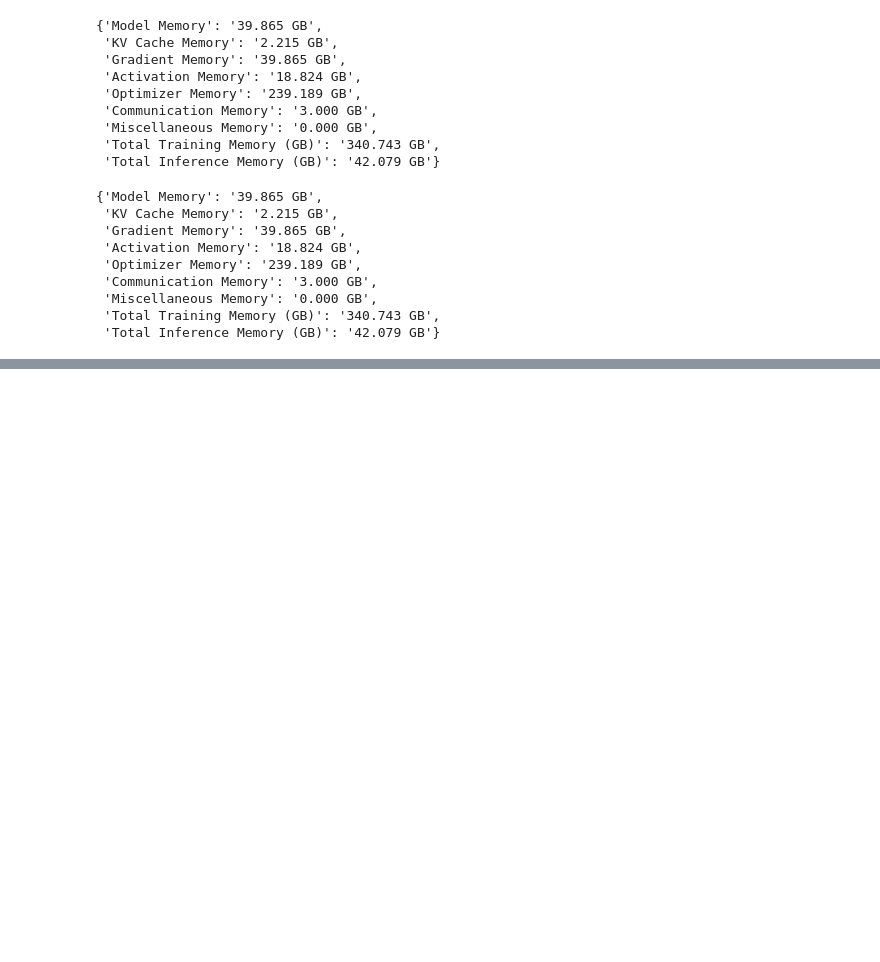
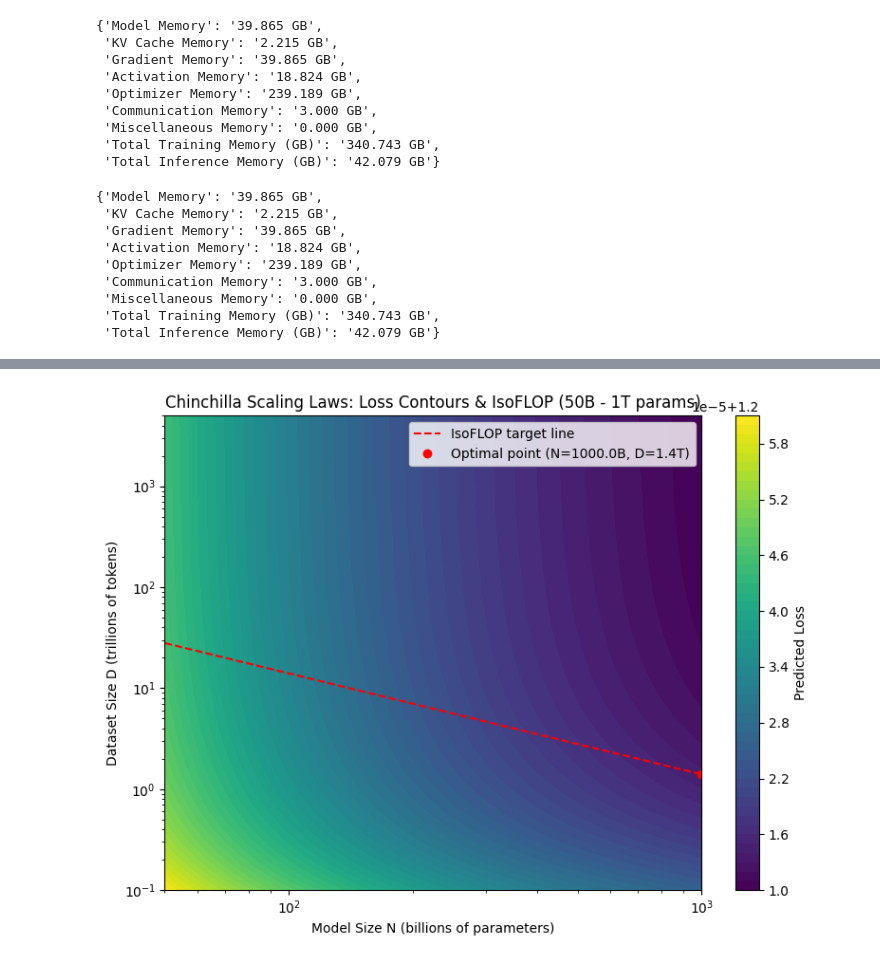
Before and after one commit to xrsrke/hf-notebooks, a Jupyter notebook: diloco/00_draft.ipynb, the cells around one changed output, grey strips where cells are left out. Cells and saved outputs as stored; diff of their text form; code cells hidden in the pictures; blank space fills up the shorter version.

```diff
--- a/diloco/00_draft.ipynb
+++ b/diloco/00_draft.ipynb
@@ -104,0 +137,98 @@ from transformer_mem_functional import calculate_memory_requirements
+# %%
+import numpy as np
+import matplotlib.pyplot as plt
+from matplotlib.colors import LogNorm
+
+# --------------------------------------------------------------
+# Example parameters (replace these with the actual values from the paper)
+E = 1.2     # Entropy floor approximation (example)
+A = 10.0    # Example coefficient for model-size term
+B = 5.0     # Example coefficient for data-size term
+alpha = 0.5
+beta = 0.5
+
+# FLOPs formula:
+# FLOPs ≈ 6 * N * D
+# N in parameters, D in tokens.
+
+# Define the loss function according to the parametric form:
+# L(N, D) = E + A/N^α + B/D^β
+# N will be passed in absolute units (not billions), same for D.
+def loss(N, D, E=E, A=A, B=B, alpha=alpha, beta=beta):
+    return E + A / (N**alpha) + B / (D**beta)
+
+# --------------------------------------------------------------
+# Suppose we have a target FLOP budget (for demonstration):
+# Let's say we consider the FLOPs budget equal to that for training a 70B model for 20T tokens.
+FLOPs_target = 6.0 * 70e9 * 20e12  # 6 * (70 billion) * (20 trillion)
+
+# We'll work in the following units:
+# N in billions (B), D in trillions (T).
+# Then FLOPs = 6 * N * D * (1e9 * 1e12) = 6 * N * D * 1e21 in absolute units.
+# Define scaled units where FLOPs in these units = 6 * N * D.
+FLOPs_target_scaled = FLOPs_target / 1e21
+
+# Given FLOPs = 6 * N * D, we have D = FLOPs_target_scaled / (6*N)
+def D_at_fixed_FLOP(N):
+    return FLOPs_target_scaled / (6*N)
+
+# --------------------------------------------------------------
+# Range model size from 50B to 1T parameters
+N_vals = np.geomspace(50, 1000, 200)  # N from 50B to 1000B (1T)
+D_vals = np.geomspace(0.1, 5000, 200) # D from 0.1T to 5000T
+
+N_grid, D_grid = np.meshgrid(N_vals, D_vals)
+
+# Compute loss on the grid
+# Convert N_grid,B->params and D_grid,T->tokens
+L_grid = loss(N_grid*1e9, D_grid*1e12, E, A, B, alpha, beta)
+
+# Compute Loss along isoFLOPs line:
+D_iso = D_at_fixed_FLOP(N_vals)
+L_iso = loss(N_vals*1e9, D_iso*1e12, E, A, B, alpha, beta)
+
+# Find optimal N on the isoFLOP line
+min_idx = np.argmin(L_iso)
+N_opt = N_vals[min_idx]
+D_opt = D_iso[min_idx]
+
+# --------------------------------------------------------------
+# Plotting
+fig, ax = plt.subplots(figsize=(8, 6))
+
+# Contour plot of loss
+cs = ax.contourf(N_grid, D_grid, L_grid, levels=50, cmap='viridis')
+cbar = plt.colorbar(cs, ax=ax)
+cbar.set_label('Predicted Loss')
+
+# IsoFLOP line
+ax.plot(N_vals, D_iso, 'r--', label='IsoFLOP target line')
+
+# Optimal point
+ax.plot(N_opt, D_opt, 'ro', label=f'Optimal point (N={N_opt:.1f}B, D={D_opt:.1f}T)')
+
+ax.set_xscale('log')
+ax.set_yscale('log')
+ax.set_xlabel('Model Size N (billions of parameters)')
+ax.set_ylabel('Dataset Size D (trillions of tokens)')
+ax.set_title('Chinchilla Scaling Laws: Loss Contours & IsoFLOP (50B - 1T params)')
+ax.legend()
+
+plt.tight_layout()
+plt.show()
+
+# 1D slice plot: Loss vs N at fixed FLOPs
+fig, ax = plt.subplots(figsize=(8,6))
+ax.plot(N_vals, L_iso, label='Loss at fixed FLOPs', color='blue')
+ax.axvline(x=N_opt, color='red', linestyle='--', label='Optimal N')
+ax.set_xscale('log')
+ax.set_xlabel('Model Size N (billions of parameters)')
+ax.set_ylabel('Predicted Loss')
+ax.set_title('Loss vs Model Size at Fixed Compute Budget (50B to 1T)')
+ax.legend()
+plt.tight_layout()
+plt.show()
+
+print(f"Optimal model size: {N_opt:.2f}B params, Optimal dataset size: {D_opt:.2f}T tokens")
+# %% [output]
+[figure, added]
```
Also changed, not shown: parts of 2 cells of this notebook, 15 other files.
